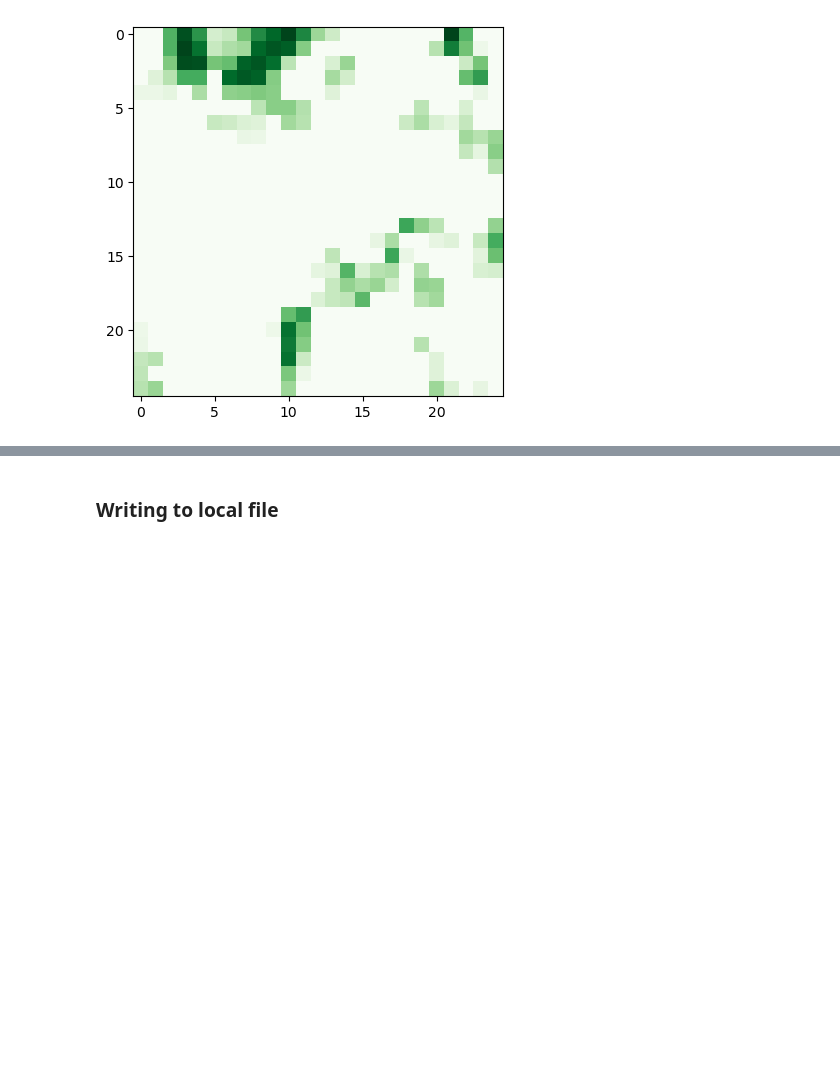
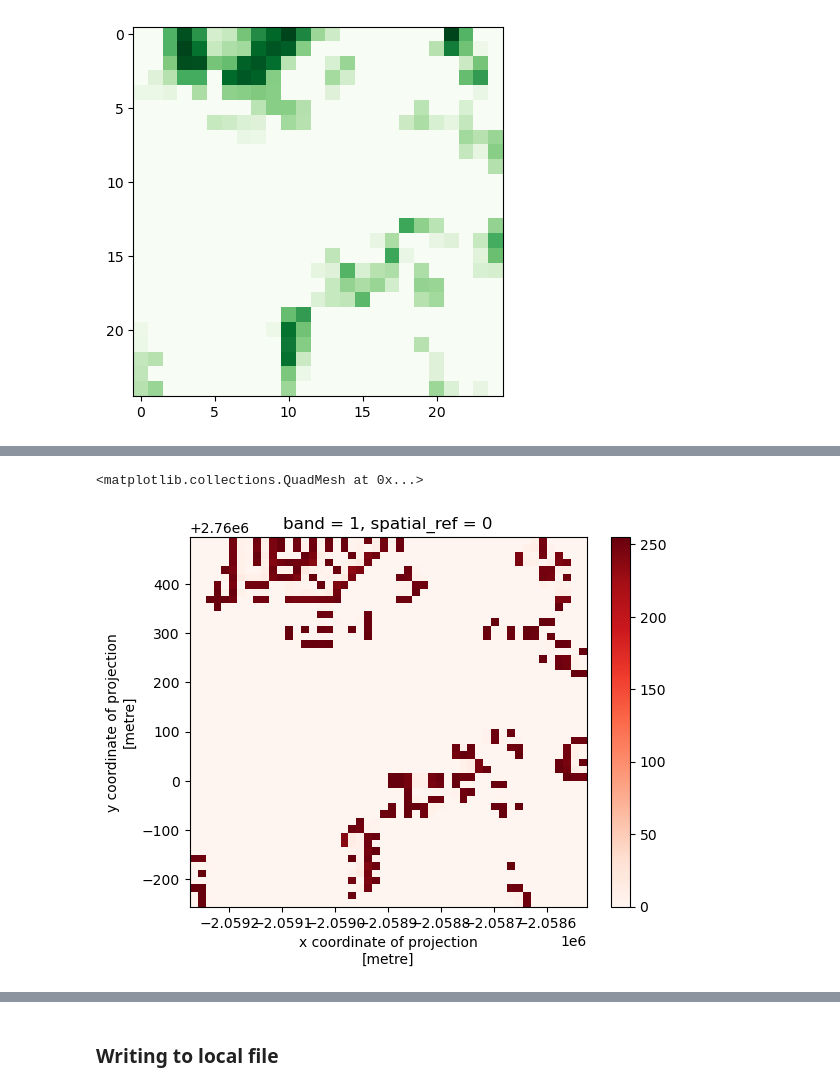
Before and after one commit to USEPA/Python_OpenSource_GIS, a Jupyter notebook: Raster.ipynb, the cells around one changed output, grey strips where cells are left out. Cells and saved outputs as stored; diff of their text form; code cells hidden in the pictures; blank space fills up the shorter version.

```diff
--- a/Raster.ipynb
+++ b/Raster.ipynb
@@ -66,0 +126,6 @@ pyplot.imshow(image, cmap='Greens')
+# %%
+canopy_diff = canopy_upsampled_avg - canopy_upsampled_bi
+canopy_diff.plot(cmap='Reds')
+# %% [output]
+<matplotlib.collections.QuadMesh at 0x...>
+[figure, added]
```
Also changed, not shown: parts of 38 cells of this notebook.
